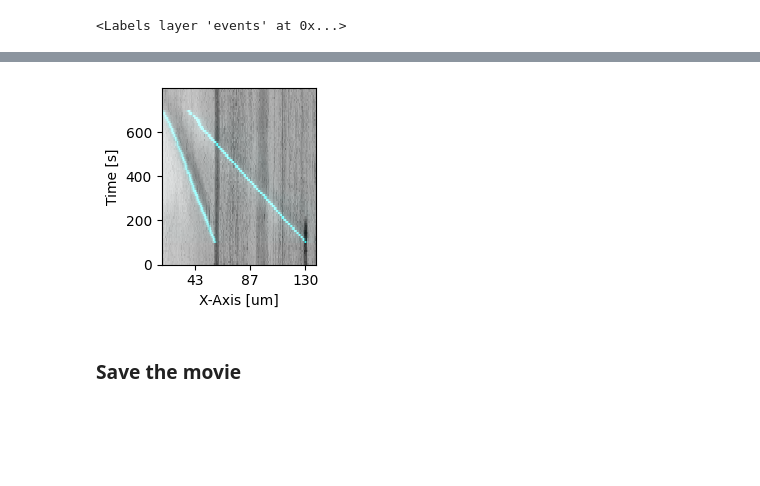
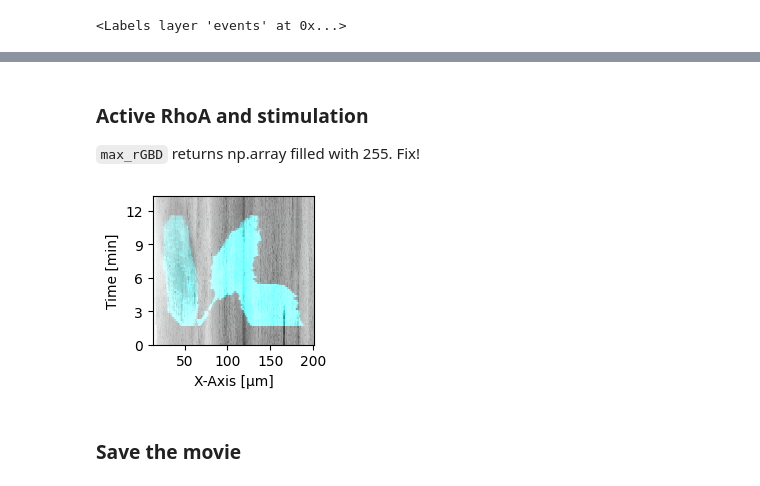
Before and after one commit to pertzlab/ARCOSpx-publication, a Jupyter notebook: scripts/2_synthetic_rhoa_wave/arcospx_synthetic_wave.ipynb, the cells around one changed output, grey strips where cells are left out. Drawn from its saved outputs; the diff is of its cells as text; code cells hidden in the pictures; blank space fills up the shorter version.

```diff
--- a/scripts/2_synthetic_rhoa_wave/arcospx_synthetic_wave.ipynb
+++ b/scripts/2_synthetic_rhoa_wave/arcospx_synthetic_wave.ipynb
@@ -198,23 +246,44 @@ plt.savefig(os.path.join(PLOTS_DIR, 'noodles_bg_removed.svg'), dpi=600)
-# %%
-viewer_projection = napari.Viewer()
-viewer_projection.add_image(project_labels(rGBD, 2), colormap='gray_r')
-viewer_projection.add_image(project_labels(stim, 2), colormap='cyan', blending='additive')
-max_rGBD = render_as_rgb(viewer_projection, upsample_factor=1)
-viewer_projection.close()
-fig, ax = plt.subplots(1,1, figsize=(2.5,2.5))
-ax.imshow(max_rGBD, interpolation='none')
-ax.invert_yaxis()
-ax.set_xlim(100, 800)
-x_ticks = ax.get_xticks()
-ax.set_xticklabels([f'{x:.0f}' for x in x_ticks*0.21666])
-ax.set_ylabel('Time [s]')
-ax.set_xlabel('X-Axis [um]')
-# set aspect ratio to 1
-ax.set_aspect(1)
-plt.tight_layout()
-plt.savefig(os.path.join(PLOTS_DIR, 'raw_max_proj.svg'), dpi=600)
-# %% [output]
-[figure, removed]
+# %% [markdown]
+### Active RhoA and stimulation
+
+`max_rGBD` returns np.array filled with 255. Fix!
+# %%
+# Display in napari, mix images and get the final image to save
+
+viewer_projection = napari.Viewer()
+viewer_projection.add_image(project_labels(rGBD, axis=1),
+                            name='rGBD',
+                            colormap='gray_r')
+
+viewer_projection.add_image(project_labels(stim, axis=1),
+                            name='stim',
+                            colormap='cyan',
+                            blending='additive')
+#viewer_projection.add_image(project_labels(stim, 2), colormap='I Purple', blending='minimum')
+max_rGBD = render_as_rgb(viewer_projection, upsample_factor=1)
+#viewer_projection.close()
+# %%
+# Plot here and save
+x_ticks_um = np.arange(50,250,50)
+x_ticks_px = x_ticks_um/PIXEL_SIZE
+
+y_ticks_min = np.arange(0,15,3)
+y_ticks_s = y_ticks_min*60
+
+fig, ax = plt.subplots(1,1, figsize=(2.5,2.5))
+ax.imshow(max_rGBD, interpolation='none')
+
+ax.set_xlim(60, 930)
+ax.invert_yaxis()
+ax.set_xticks(x_ticks_px, labels=x_ticks_um)
+ax.set_yticks(y_ticks_s, labels=y_ticks_min)
+ax.set_xlabel('X-Axis [μm]')
+ax.set_ylabel('Time [min]')
+
+plt.tight_layout()
+plt.savefig(os.path.join(PLOTS_DIR, 'raw_max_proj.svg'), dpi=600)
+# %% [output]
+[figure, added]
 # %% [markdown]
 ### Save the movie
 # %%
```
Also changed, not shown: parts of 11 cells of this notebook, 26 other files.
